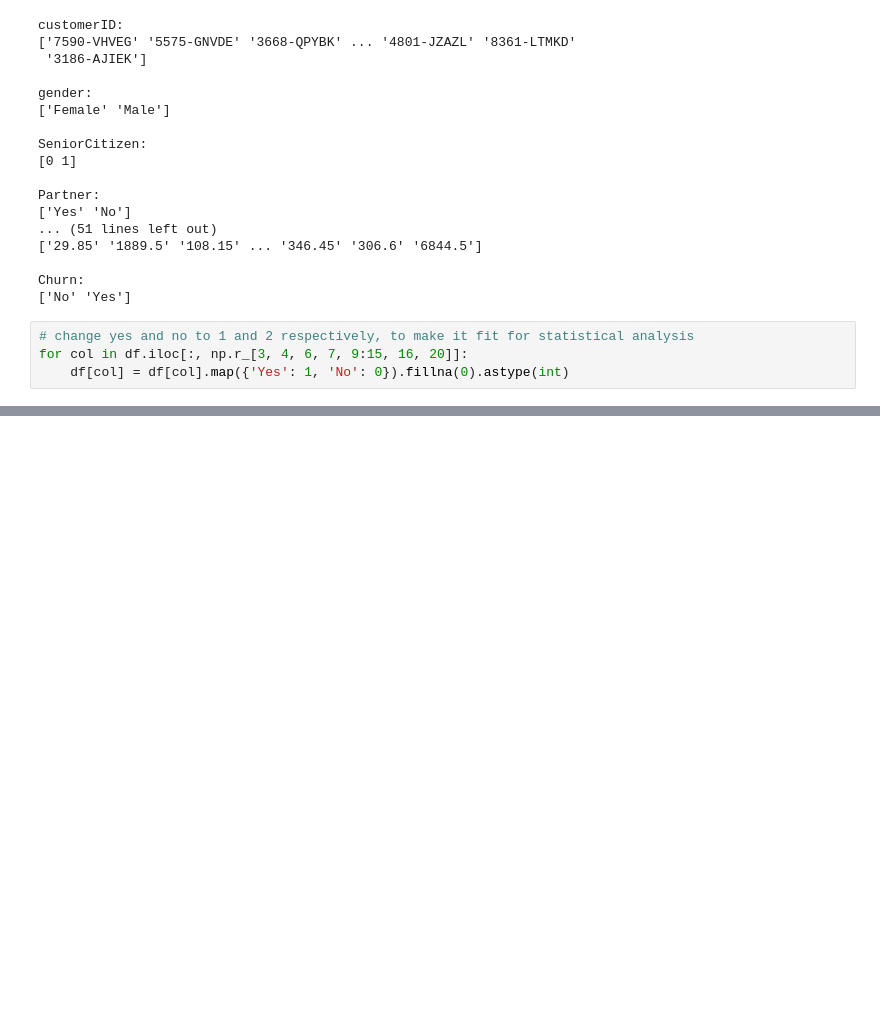
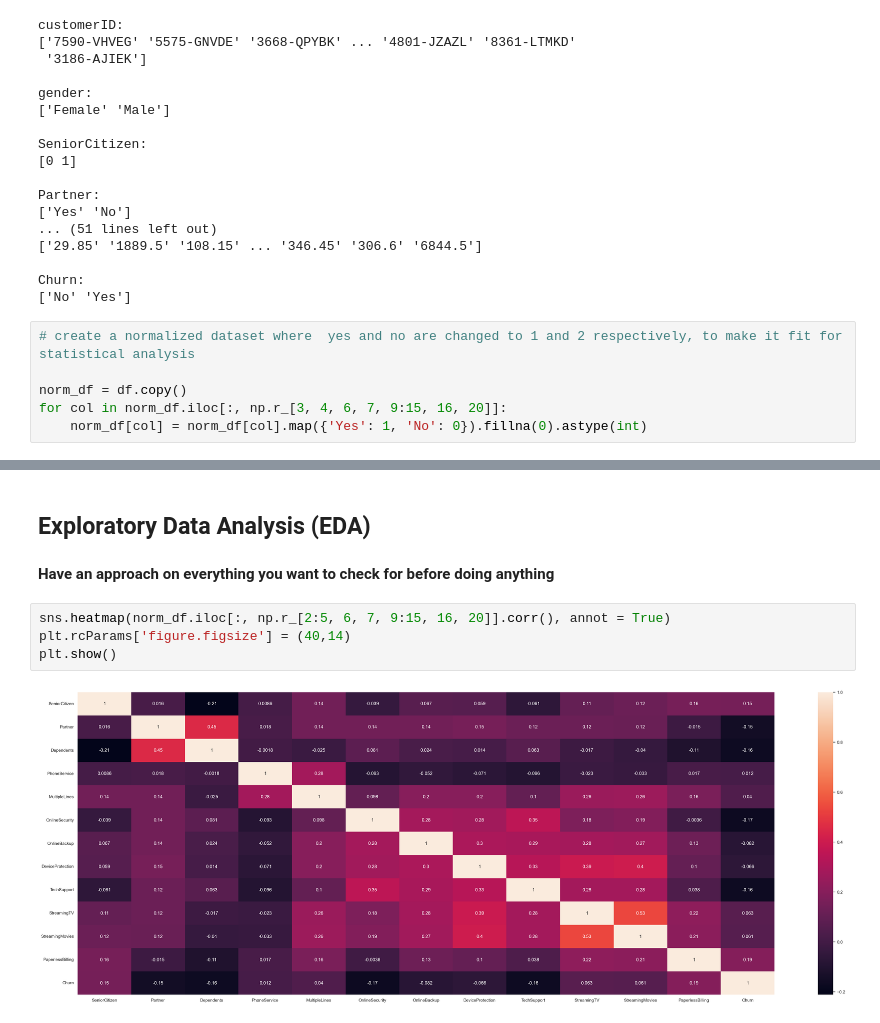
Before and after one commit to omamokeumukoro/telecom-customer-churn-analysis, a Jupyter notebook: jupyternote.ipynb, the cells around one changed output, grey strips where cells are left out. Saved outputs shown, nothing was run; the diff lists cells and outputs as text; blank space fills up the shorter version.

Commit message:
data cleaning 3

```diff
--- a/jupyternote.ipynb
+++ b/jupyternote.ipynb
@@ -96,6 +96,8 @@ Partner:
 Churn:
 ['No' 'Yes']
 # %%
-# change yes and no to 1 and 2 respectively, to make it fit for statistical analysis
-for col in df.iloc[:, np.r_[3, 4, 6, 7, 9:15, 16, 20]]:
-    df[col] = df[col].map({'Yes': 1, 'No': 0}).fillna(0).astype(int)
+# create a normalized dataset where  yes and no are changed to 1 and 2 respectively, to make it fit for statistical analysis
+
+norm_df = df.copy()
+for col in norm_df.iloc[:, np.r_[3, 4, 6, 7, 9:15, 16, 20]]:
+    norm_df[col] = norm_df[col].map({'Yes': 1, 'No': 0}).fillna(0).astype(int)
@@ -121,0 +121,10 @@ Churn:
+# %% [markdown]
+## **Exploratory Data Analysis (EDA)**
+# %% [markdown]
+**Have an approach on everything you want to check for before doing anything**
+# %%
+sns.heatmap(norm_df.iloc[:, np.r_[2:5, 6, 7, 9:15, 16, 20]].corr(), annot = True)
+plt.rcParams['figure.figsize'] = (40,14)
+plt.show()
+# %% [output]
+[figure, added]
```
Also changed, not shown: parts of 8 cells of this notebook.
